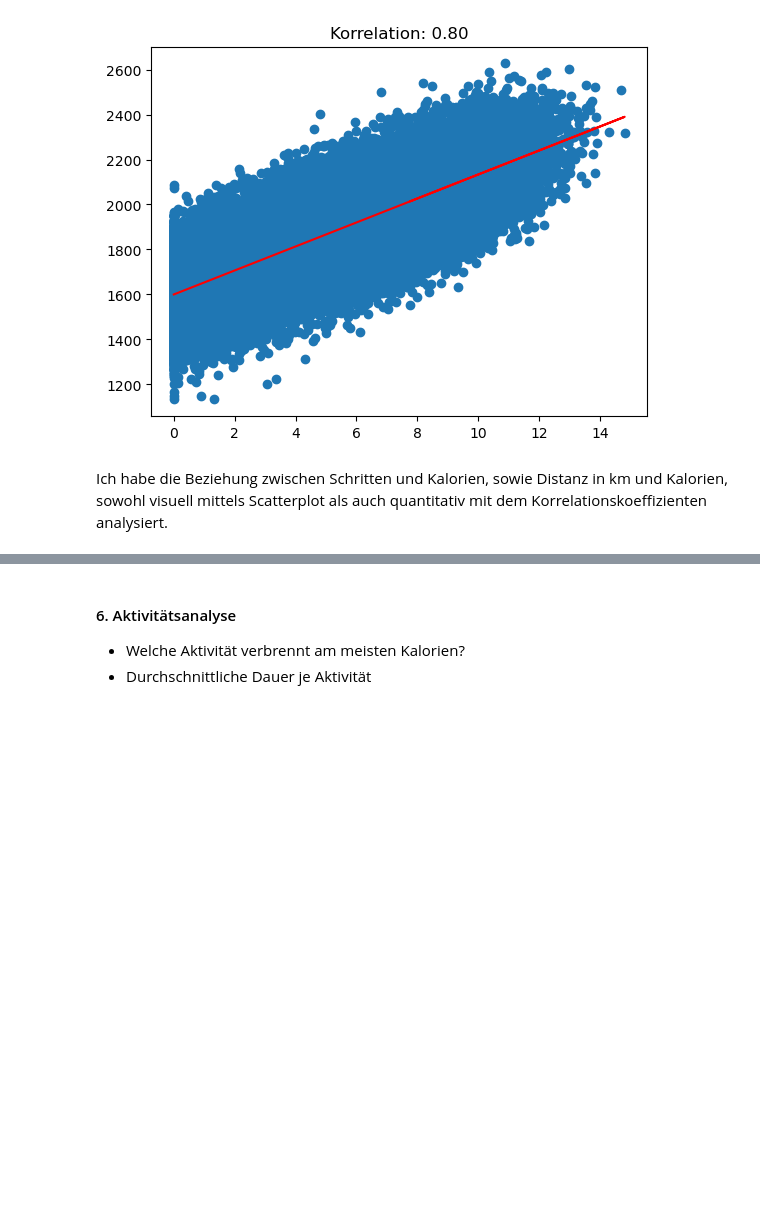
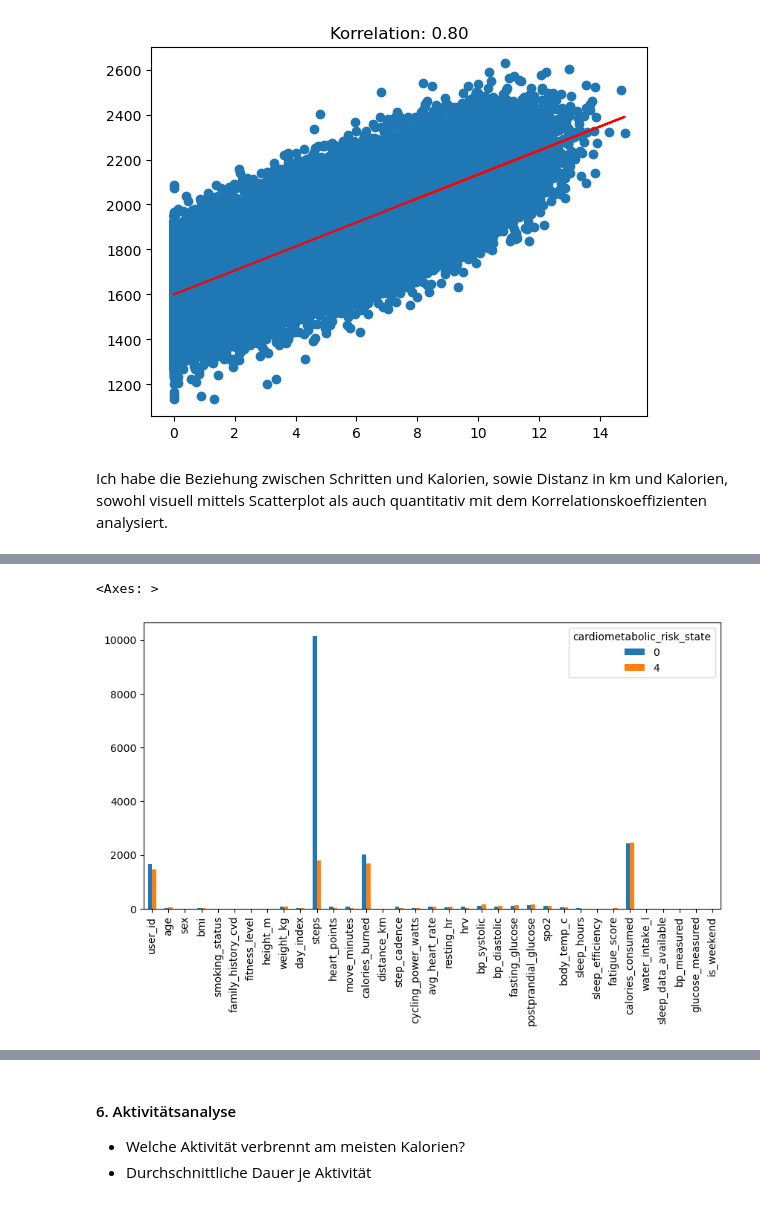
Before and after one commit to EllieZartmann/DataAnalytics, a Jupyter notebook: 04_tableau/training.ipynb, the cells around one changed output, grey strips where cells are left out. Cells and saved outputs as stored; diff of their text form; code cells hidden in the pictures; blank space fills up the shorter version.

```diff
--- a/04_tableau/training.ipynb
+++ b/04_tableau/training.ipynb
@@ -446,0 +493,4 @@ Ich habe die Beziehung zwischen Schritten und Kalorien, sowie Distanz in km und
+# %%
+# Durchschnittswerte vergleichen (steps, bmi, resting_hr. sleep_hours, calories_burned)
+comparison = df.groupby("cardiometabolic_risk_state").mean(numeric_only=True)
+comparison
@@ -446,0 +525,5 @@ Ich habe die Beziehung zwischen Schritten und Kalorien, sowie Distanz in km und
+# %%
+comparison.loc[[0, 4]].T.plot(kind="bar", figsize=(10,5))
+# %% [output]
+<Axes: >
+[figure, added]
```
Also changed, not shown: parts of 12 cells of this notebook.
